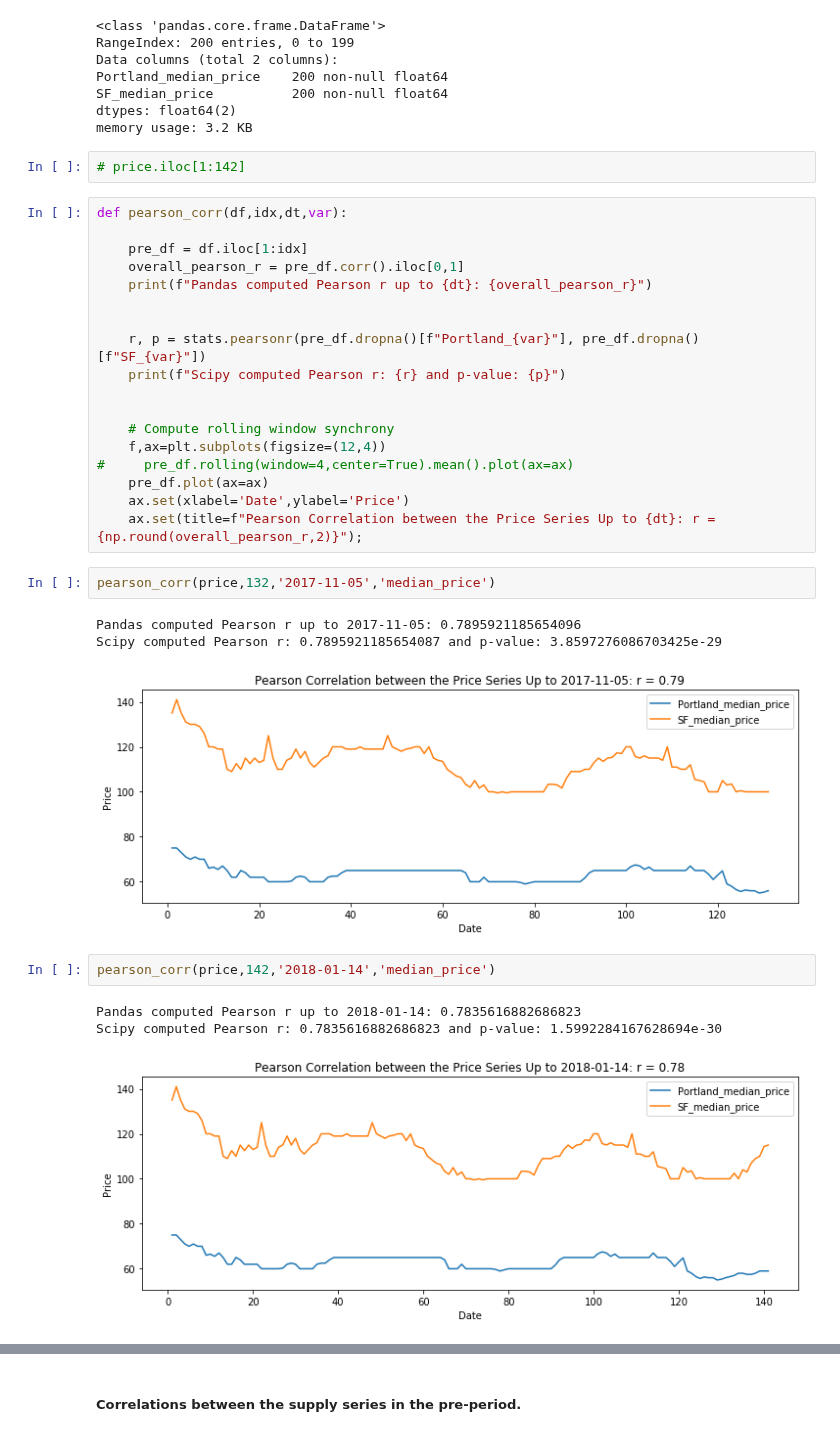
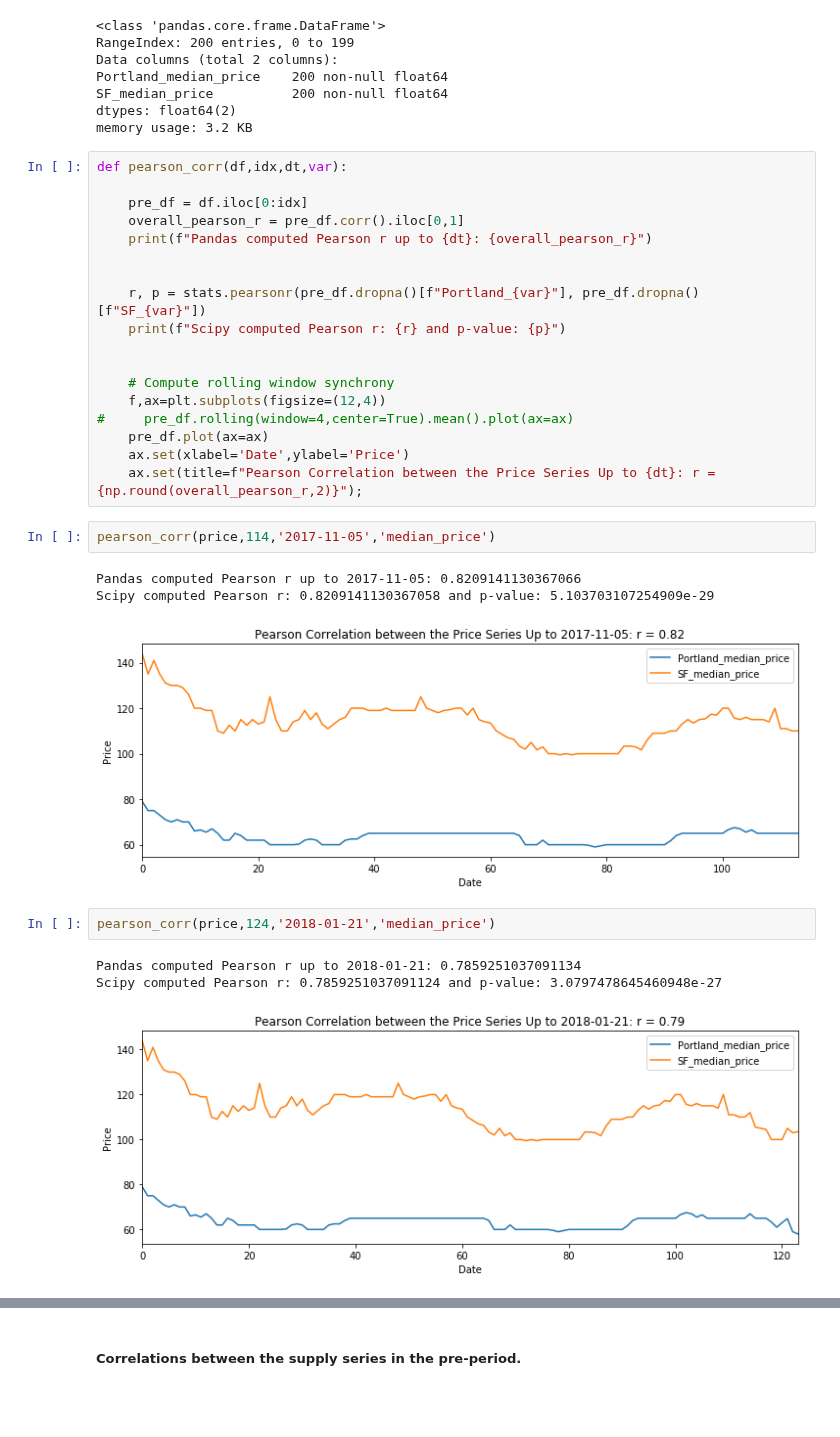
Before and after one commit to karensheng/Airbnb_Regulation, a Jupyter notebook: notebooks/Correlations between time series.ipynb, the cells around one changed output, grey strips where cells are left out. Drawn from its saved outputs; the diff is of its cells as text; blank space fills up the shorter version.

```diff
--- a/notebooks/Correlations between time series.ipynb
+++ b/notebooks/Correlations between time series.ipynb
@@ -28,12 +26,10 @@ Portland_median_price    200 non-null float64
 SF_median_price          200 non-null float64
 dtypes: float64(2)
 memory usage: 3.2 KB
-# %%
-# price.iloc[1:142]
 # %%
 def pearson_corr(df,idx,dt,var):
 
-    pre_df = df.iloc[1:idx]
+    pre_df = df.iloc[0:idx]
     overall_pearson_r = pre_df.corr().iloc[0,1]
     print(f"Pandas computed Pearson r up to {dt}: {overall_pearson_r}")
 
@@ -49,17 +45,17 @@ def pearson_corr(df,idx,dt,var):
     ax.set(xlabel='Date',ylabel='Price')
     ax.set(title=f"Pearson Correlation between the Price Series Up to {dt}: r = {np.round(overall_pearson_r,2)}");
 # %%
-pearson_corr(price,132,'2017-11-05','median_price')
+pearson_corr(price,114,'2017-11-05','median_price')
 # %% [output]
-Pandas computed Pearson r up to 2017-11-05: 0.7895921185654096
-Scipy computed Pearson r: 0.7895921185654087 and p-value: 3.8597276086703425e-29
+Pandas computed Pearson r up to 2017-11-05: 0.8209141130367066
+Scipy computed Pearson r: 0.8209141130367058 and p-value: 5.103703107254909e-29
-[figure, old version]
+[figure, new version]
 # %%
-pearson_corr(price,142,'2018-01-14','median_price')
+pearson_corr(price,124,'2018-01-21','median_price')
 # %% [output]
-Pandas computed Pearson r up to 2018-01-14: 0.7835616882686823
-Scipy computed Pearson r: 0.7835616882686823 and p-value: 1.5992284167628694e-30
+Pandas computed Pearson r up to 2018-01-21: 0.7859251037091134
+Scipy computed Pearson r: 0.7859251037091124 and p-value: 3.0797478645460948e-27
-[figure, old version]
+[figure, new version]
 # %%
 
 # # https://dtaidistance.readthedocs.io/en/latest/usage/dtw.html
```
Also changed, not shown: parts of 12 cells of this notebook, 2 other files.
